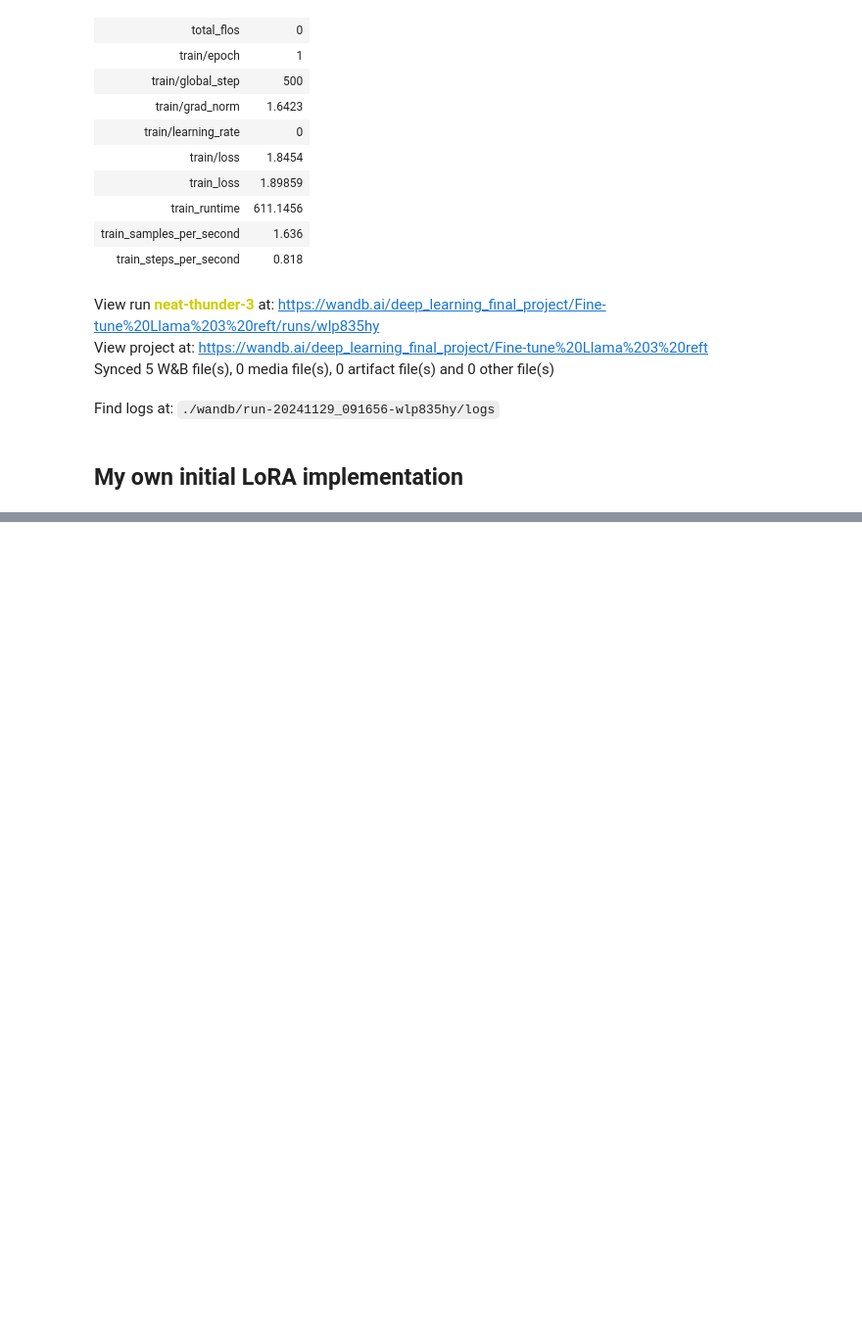
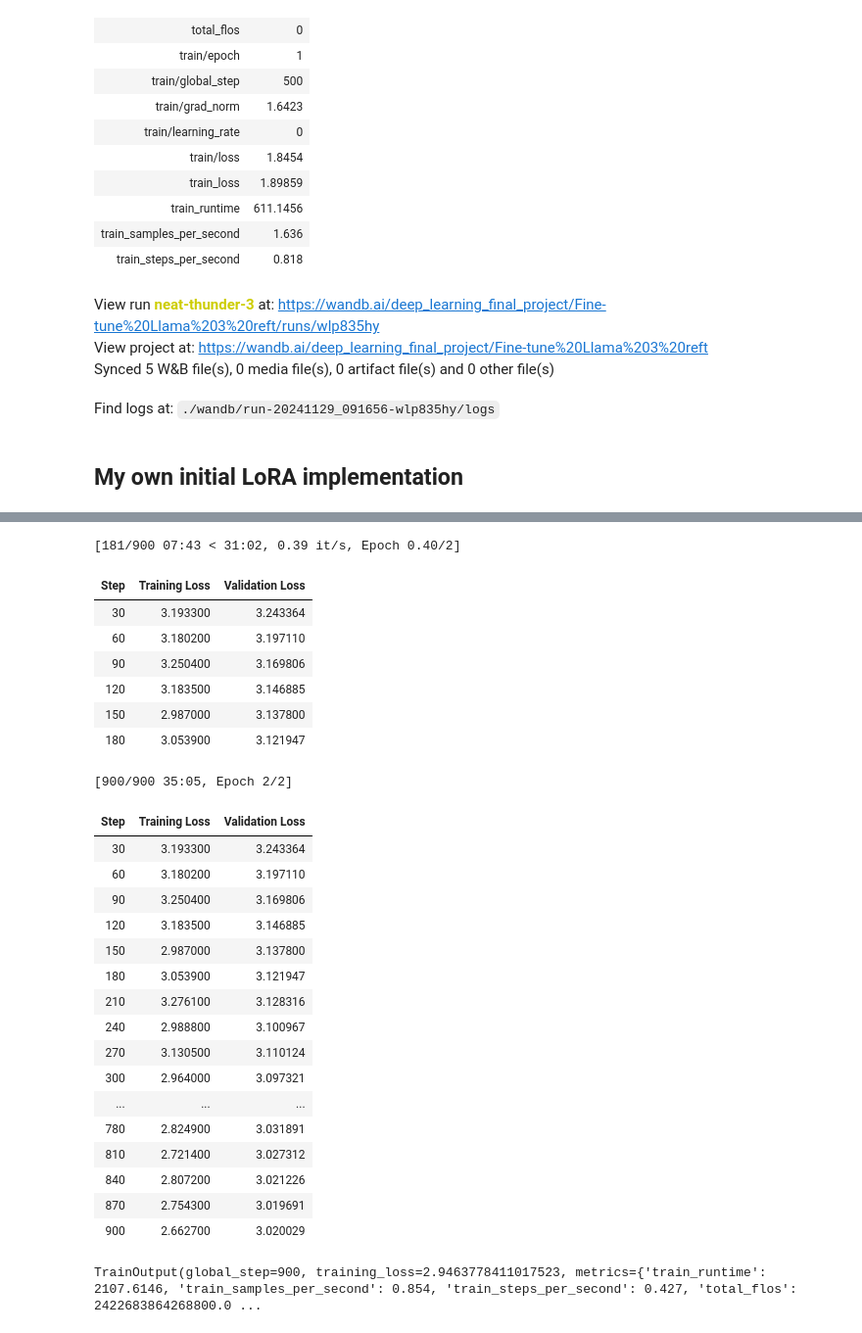
Before and after one commit to alina775/20242R0136COSE47402, a Jupyter notebook: FinalProject/deep_learning_final_project.ipynb, the cells around one changed output, grey strips where cells are left out. Shown at 98% size. Cells and saved outputs as stored; diff of their text form; code cells hidden in the pictures; blank space fills up the shorter version.

Commit message:
update with lora, p-tuning and base model validation loss

```diff
--- a/FinalProject/deep_learning_final_project.ipynb
+++ b/FinalProject/deep_learning_final_project.ipynb
@@ -414,0 +471,28 @@ Find logs at: ./wandb/run-20241129_091656-wlp835hy/logs
+# %%
+training_arguments = TrainingArguments(
+    output_dir = "newModelLoRA",
+    learning_rate=1e-3,
+    per_device_train_batch_size=1,
+    per_device_eval_batch_size=1,
+    num_train_epochs=2,
+    weight_decay=0.01,
+    eval_strategy="steps",
+    save_strategy="steps",
+    logging_steps=10,
+    eval_steps=30,
+    save_steps=300,
+    report_to="wandb",
+    load_best_model_at_end=True,
+    gradient_accumulation_steps=2
+)
+# %%
+trainer = SFTTrainer(
+    model=model,
+    max_seq_length = 512,
+    peft_config=peft_config,
+    dataset_text_field="text",
+    args=training_arguments,
+    train_dataset=dataset["train"],
+    eval_dataset=dataset["test"],
+    processing_class = tokenizer
+)
@@ -414,0 +502,3 @@ Find logs at: ./wandb/run-20241129_091656-wlp835hy/logs
+# %%
+trainer.train()
+# %% [output]
@@ -414,0 +506,27 @@ Find logs at: ./wandb/run-20241129_091656-wlp835hy/logs
+[181/900 07:43 < 31:02, 0.39 it/s, Epoch 0.40/2]
+| Step | Training Loss | Validation Loss |
+| 30 | 3.193300 | 3.243364 |
+| 60 | 3.180200 | 3.197110 |
+| 90 | 3.250400 | 3.169806 |
+| 120 | 3.183500 | 3.146885 |
+| 150 | 2.987000 | 3.137800 |
+| 180 | 3.053900 | 3.121947 |
+[900/900 35:05, Epoch 2/2]
+| Step | Training Loss | Validation Loss |
+| 30 | 3.193300 | 3.243364 |
+| 60 | 3.180200 | 3.197110 |
+| 90 | 3.250400 | 3.169806 |
+| 120 | 3.183500 | 3.146885 |
+| 150 | 2.987000 | 3.137800 |
+| 180 | 3.053900 | 3.121947 |
+| 210 | 3.276100 | 3.128316 |
+| 240 | 2.988800 | 3.100967 |
+| 270 | 3.130500 | 3.110124 |
+| 300 | 2.964000 | 3.097321 |
+| ... | ... | ... |
+| 780 | 2.824900 | 3.031891 |
+| 810 | 2.721400 | 3.027312 |
+| 840 | 2.807200 | 3.021226 |
+| 870 | 2.754300 | 3.019691 |
+| 900 | 2.662700 | 3.020029 |
+TrainOutput(global_step=900, training_loss=2.9463778411017523, metrics={'train_runtime': 2107.6146, 'train_samples_per_second': 0.854, 'train_steps_per_second': 0.427, 'total_flos': 2422683864268800.0 ...
```
Also changed, not shown: parts of 26 cells of this notebook.
